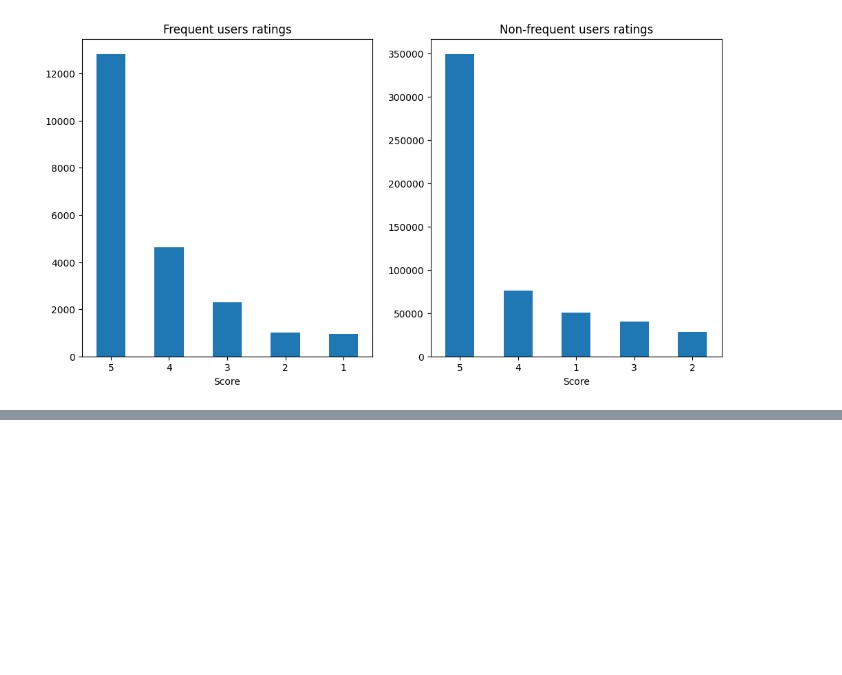
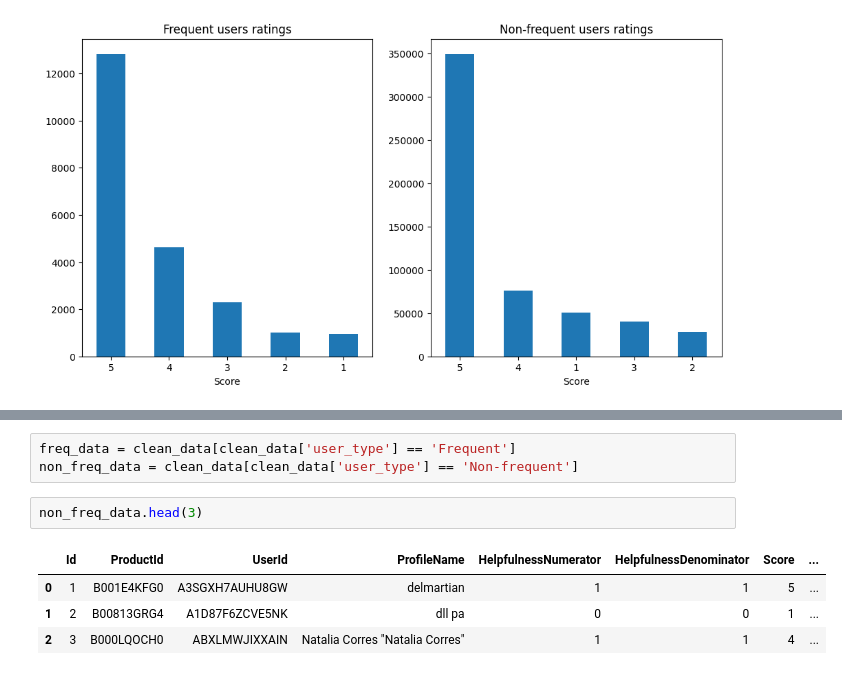
Before and after one commit to hillaryjude/Amazon-Customer-Reviews-Analysis, a Jupyter notebook: Analyzing Amazon Customer Dataset.ipynb, the cells around one changed output, grey strips where cells are left out. Cells and saved outputs as stored; diff of their text form; blank space fills up the shorter version.

```diff
--- a/Analyzing Amazon Customer Dataset.ipynb
+++ b/Analyzing Amazon Customer Dataset.ipynb
@@ -381,0 +413,10 @@ Non-Frequent Users:
+# %%
+freq_data = clean_data[clean_data['user_type'] == 'Frequent']
+non_freq_data = clean_data[clean_data['user_type'] == 'Non-frequent']
+# %%
+non_freq_data.head(3)
+# %% [output]
+|  | Id | ProductId | UserId | ProfileName | HelpfulnessNumerator | HelpfulnessDenominator | Score | ... |
+| 0 | 1 | B001E4KFG0 | A3SGXH7AUHU8GW | delmartian | 1 | 1 | 5 | ... |
+| 1 | 2 | B00813GRG4 | A1D87F6ZCVE5NK | dll pa | 0 | 0 | 1 | ... |
+| 2 | 3 | B000LQOCH0 | ABXLMWJIXXAIN | Natalia Corres "Natalia Corres" | 1 | 1 | 4 | ... |
```
Also changed, not shown: parts of 11 cells of this notebook.
